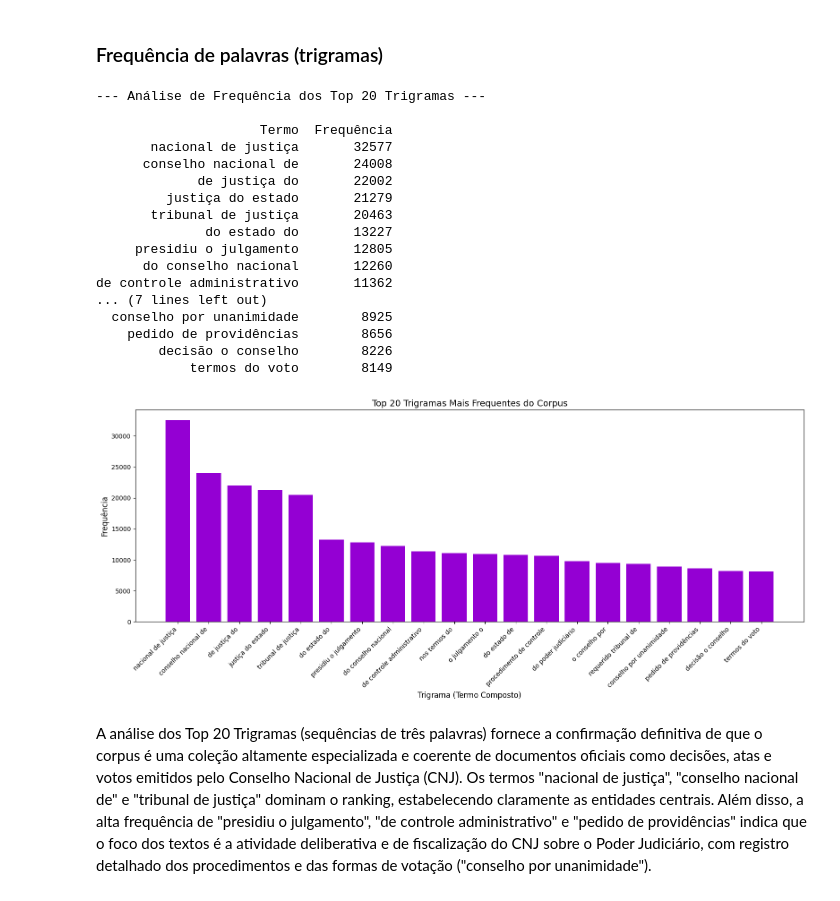
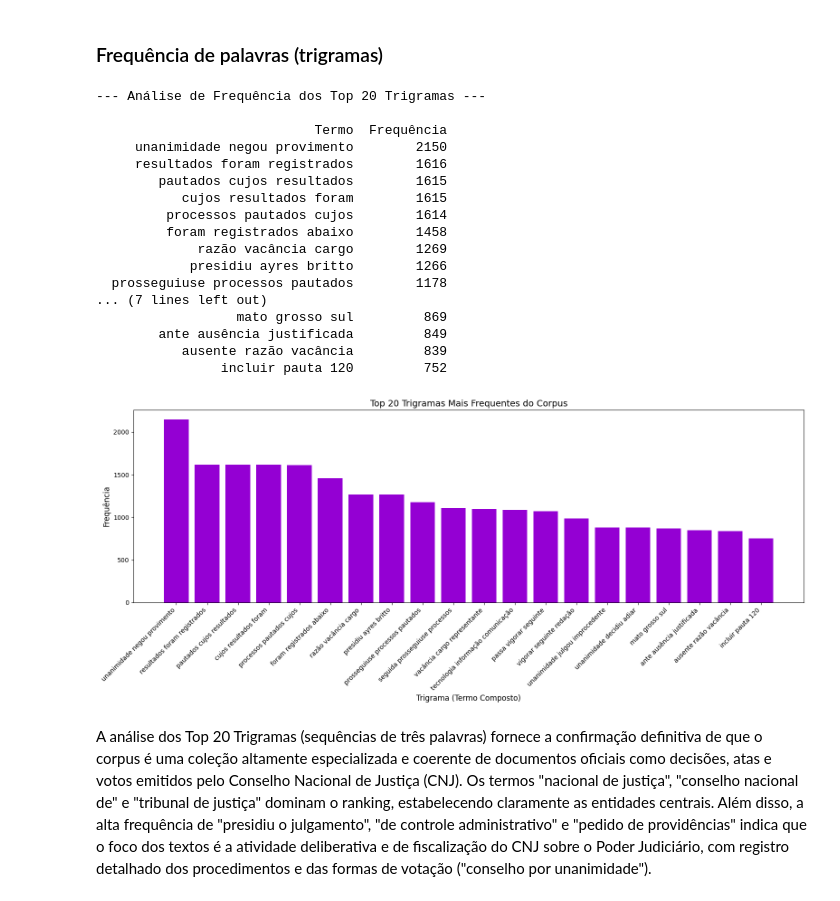
Before and after one commit to bmortari/normativos_cnj, a Jupyter notebook: EDA.ipynb, the cells around one changed output. Cells and saved outputs as stored; diff of their text form; code cells hidden in the pictures.

```diff
--- a/EDA.ipynb
+++ b/EDA.ipynb
@@ -419,54 +558,54 @@ Os resultados dos Top 20 Bigramas confirmam a alta concentração temática do c
 ### Frequência de palavras (trigramas)
 # %%
 # Cria sequências de três palavras consecutivas (trigramas)
-trigramas = list(ngrams(tokens, 3))
+trigramas = list(ngrams(palavras_filtradas, 3))
 
 # 3. Contagem de Frequência dos Trigramas
 # O Counter irá contar a ocorrência de cada tripla (ex: ('conselho', 'nacional', 'de'))
 frequencia_trigramas = Counter(trigramas)
 
 # 4. Exibição dos Top N Trigramas (e.g., Top 20)
 top_n = 20
 df_trigramas = pd.DataFrame(
     frequencia_trigramas.most_common(top_n),
     columns=['Trigrama', 'Frequência']
 )
 
 # Converter a tupla do trigrama em uma única string para melhor visualização
 df_trigramas['Termo'] = df_trigramas['Trigrama'].apply(lambda x: ' '.join(x))
 
 print(f"\n--- Análise de Frequência dos Top {top_n} Trigramas ---\n")
 # Exibe a tabela
 print(df_trigramas[['Termo', 'Frequência']].to_string(index=False))
 
 # 5. Visualização em um Gráfico de Barras
 plt.figure(figsize=(16, 7))
 plt.bar(df_trigramas['Termo'], df_trigramas['Frequência'], color='darkviolet')
 plt.xlabel('Trigrama (Termo Composto)', fontsize=12)
 plt.ylabel('Frequência', fontsize=12)
 plt.title(f'Top {top_n} Trigramas Mais Frequentes do Corpus', fontsize=14)
 plt.xticks(rotation=45, ha='right')
 plt.tight_layout()
 plt.show()
 # %% [output]
 --- Análise de Frequência dos Top 20 Trigramas ---
 
-                     Termo  Frequência
-       nacional de justiça       32577
-      conselho nacional de       24008
-             de justiça do       22002
-         justiça do estado       21279
-       tribunal de justiça       20463
-              do estado do       13227
-     presidiu o julgamento       12805
-      do conselho nacional       12260
-de controle administrativo       11362
+                            Termo  Frequência
+     unanimidade negou provimento        2150
+     resultados foram registrados        1616
+        pautados cujos resultados        1615
+           cujos resultados foram        1615
+         processos pautados cujos        1614
+         foram registrados abaixo        1458
+             razão vacância cargo        1269
+            presidiu ayres britto        1266
+  prosseguiuse processos pautados        1178
 ... (7 lines left out)
-  conselho por unanimidade        8925
-    pedido de providências        8656
-        decisão o conselho        8226
-            termos do voto        8149
+                  mato grosso sul         869
+        ante ausência justificada         849
+           ausente razão vacância         839
+                incluir pauta 120         752
-[figure, old version]
+[figure, new version]
 # %% [markdown]
 A análise dos Top 20 Trigramas (sequências de três palavras) fornece a confirmação definitiva de que o corpus é uma coleção altamente especializada e coerente de documentos oficiais como decisões, atas e votos emitidos pelo Conselho Nacional de Justiça (CNJ). Os termos "nacional de justiça", "conselho nacional de" e "tribunal de justiça" dominam o ranking, estabelecendo claramente as entidades centrais. Além disso, a alta frequência de "presidiu o julgamento", "de controle administrativo" e "pedido de providências" indica que o foco dos textos é a atividade deliberativa e de fiscalização do CNJ sobre o Poder Judiciário, com registro detalhado dos procedimentos e das formas de votação ("conselho por unanimidade").
 # %% [markdown]
```
Also changed, not shown: parts of 14 cells of this notebook.
